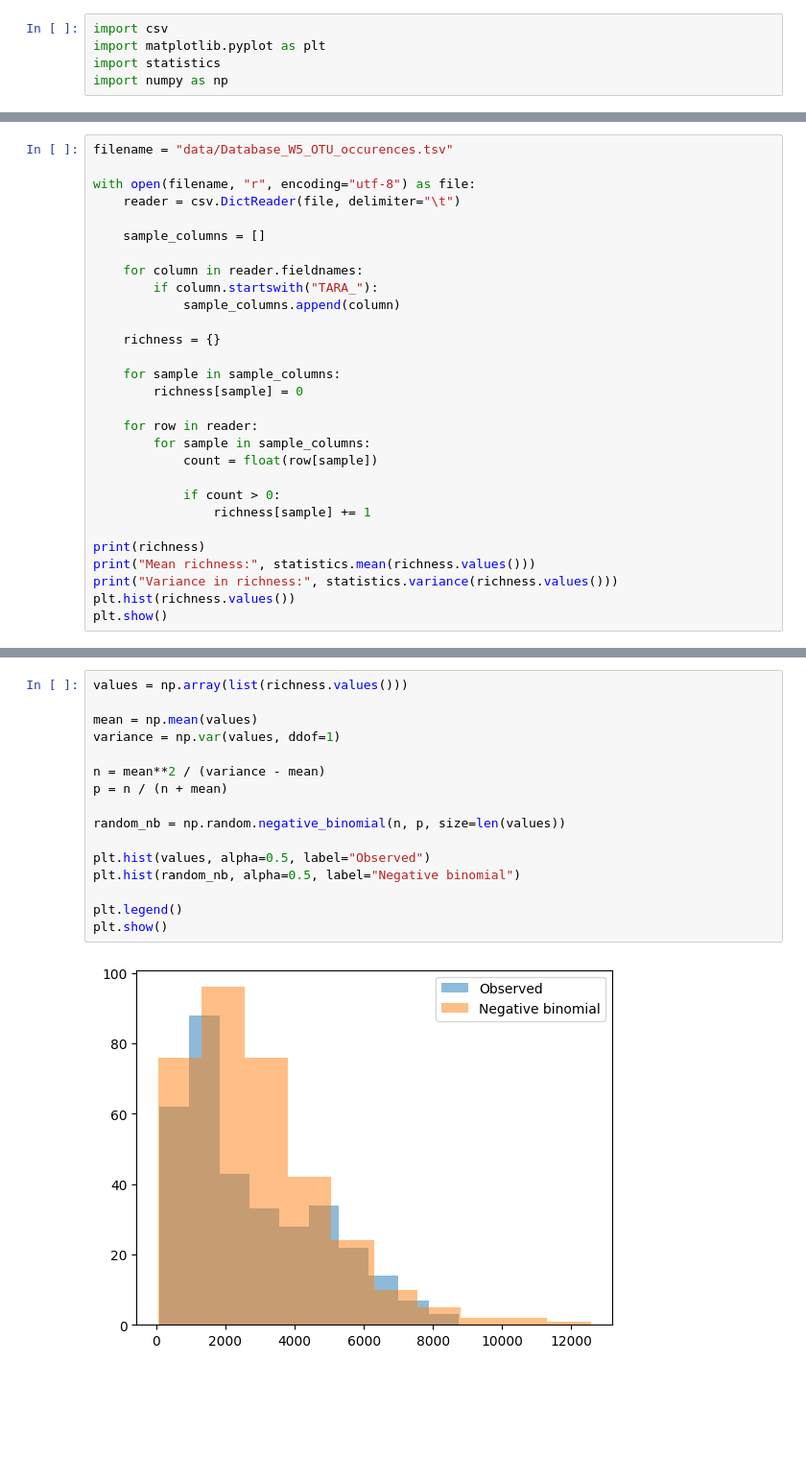
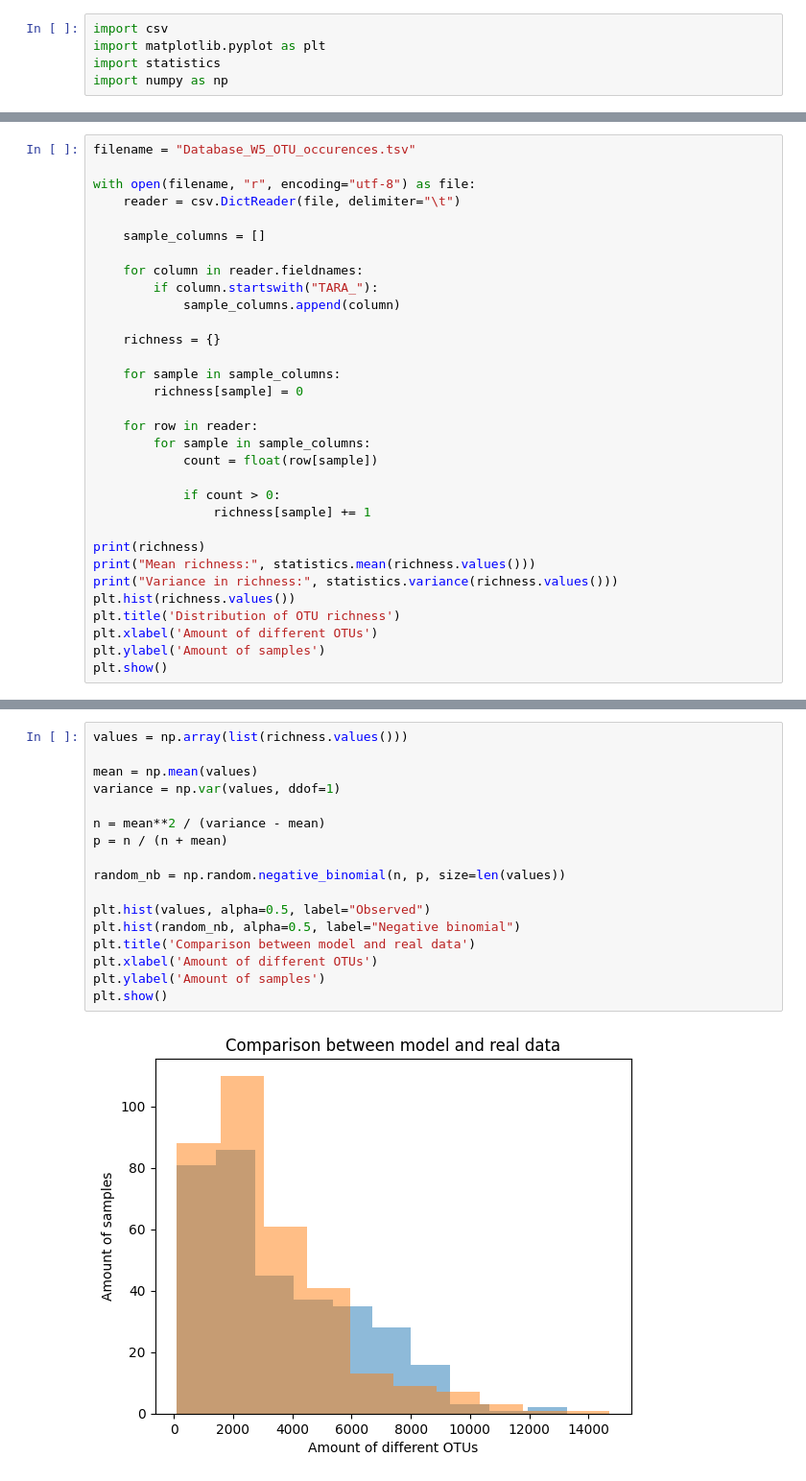
Before and after one commit to sofiasanvi/PRO1, a Jupyter notebook: project.ipynb, the cells around one changed output, grey strips where cells are left out. Shown at 96% size. Saved outputs shown, nothing was run; the diff lists cells and outputs as text; blank space fills up the shorter version.

```diff
--- a/project.ipynb
+++ b/project.ipynb
@@ -8,5 +10,5 @@ import numpy as np
 # %%
-filename = "data/Database_W5_OTU_occurences.tsv"
+filename = "Database_W5_OTU_occurences.tsv"
 
 with open(filename, "r", encoding="utf-8") as file:
     reader = csv.DictReader(file, delimiter="\t")
@@ -33,5 +35,8 @@ print(richness)
 print("Mean richness:", statistics.mean(richness.values()))
 print("Variance in richness:", statistics.variance(richness.values()))
 plt.hist(richness.values())
+plt.title('Distribution of OTU richness')
+plt.xlabel('Amount of different OTUs')
+plt.ylabel('Amount of samples')
 plt.show()
 # %% [output]
@@ -42,18 +53,19 @@ Variance in richness: 3916186.895254536
 # %%
 values = np.array(list(richness.values()))
 
 mean = np.mean(values)
 variance = np.var(values, ddof=1)
 
 n = mean**2 / (variance - mean)
 p = n / (n + mean)
 
 random_nb = np.random.negative_binomial(n, p, size=len(values))
 
 plt.hist(values, alpha=0.5, label="Observed")
 plt.hist(random_nb, alpha=0.5, label="Negative binomial")
-
-plt.legend()
+plt.title('Comparison between model and real data')
+plt.xlabel('Amount of different OTUs')
+plt.ylabel('Amount of samples')
 plt.show()
 # %% [output]
-[figure, old version]
+[figure, new version]
```
Also changed, not shown: parts of 3 cells of this notebook.
